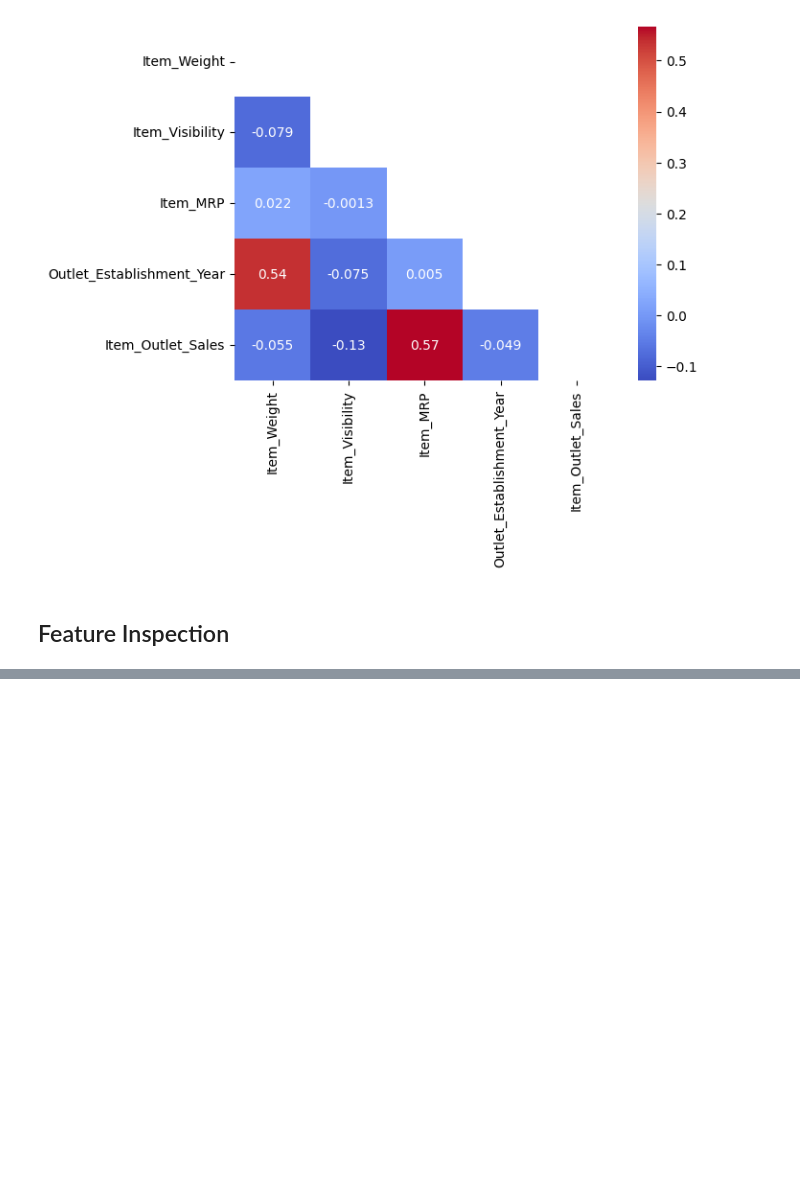
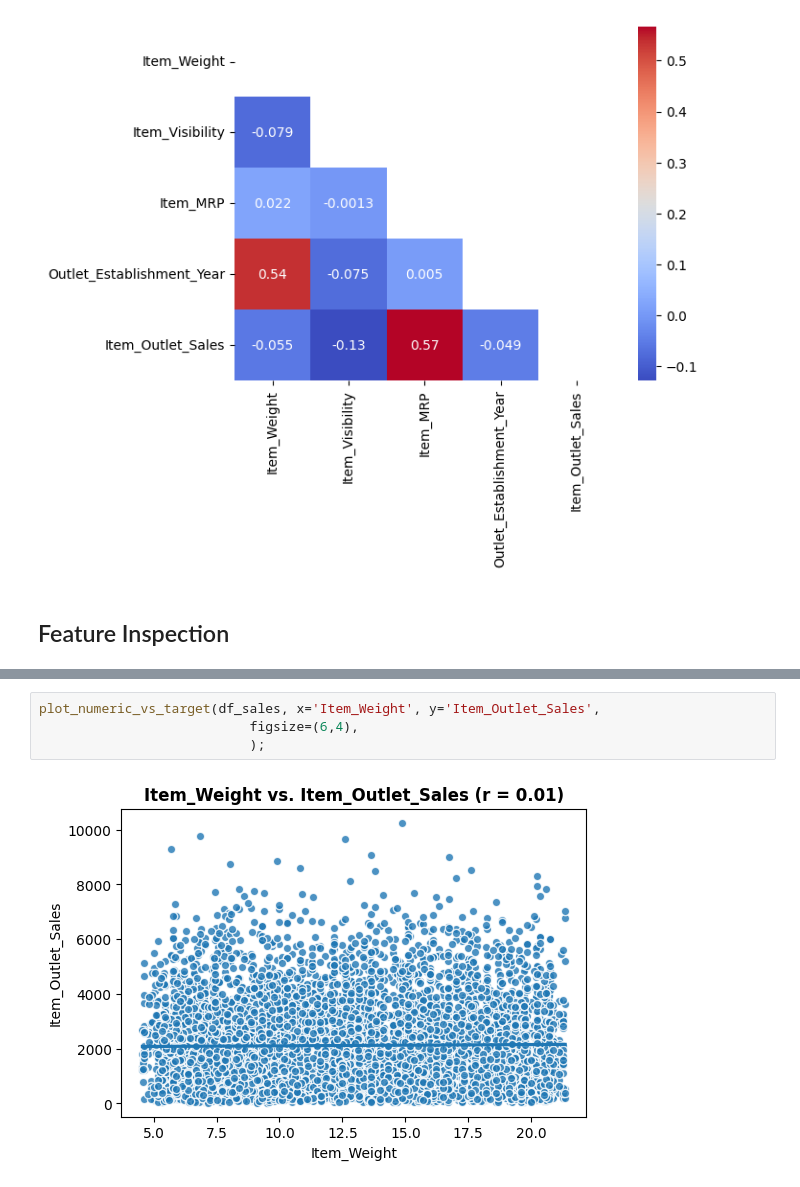
Before and after one commit to EhLeeOod/Prediction-of-Product-Sales, a Jupyter notebook: Prediction_of_Product_Sales.ipynb, the cells around one changed output, grey strips where cells are left out. Saved outputs shown, nothing was run; the diff lists cells and outputs as text; blank space fills up the shorter version.

```diff
--- a/Prediction_of_Product_Sales.ipynb
+++ b/Prediction_of_Product_Sales.ipynb
@@ -261,0 +541,6 @@ sns.heatmap(corr, cmap = 'coolwarm', annot = True, mask = mask)
+# %%
+plot_numeric_vs_target(df_sales, x='Item_Weight', y='Item_Outlet_Sales',
+                           figsize=(6,4),
+                           );
+# %% [output]
+[figure, added]
```
Also changed, not shown: parts of 37 cells of this notebook.
